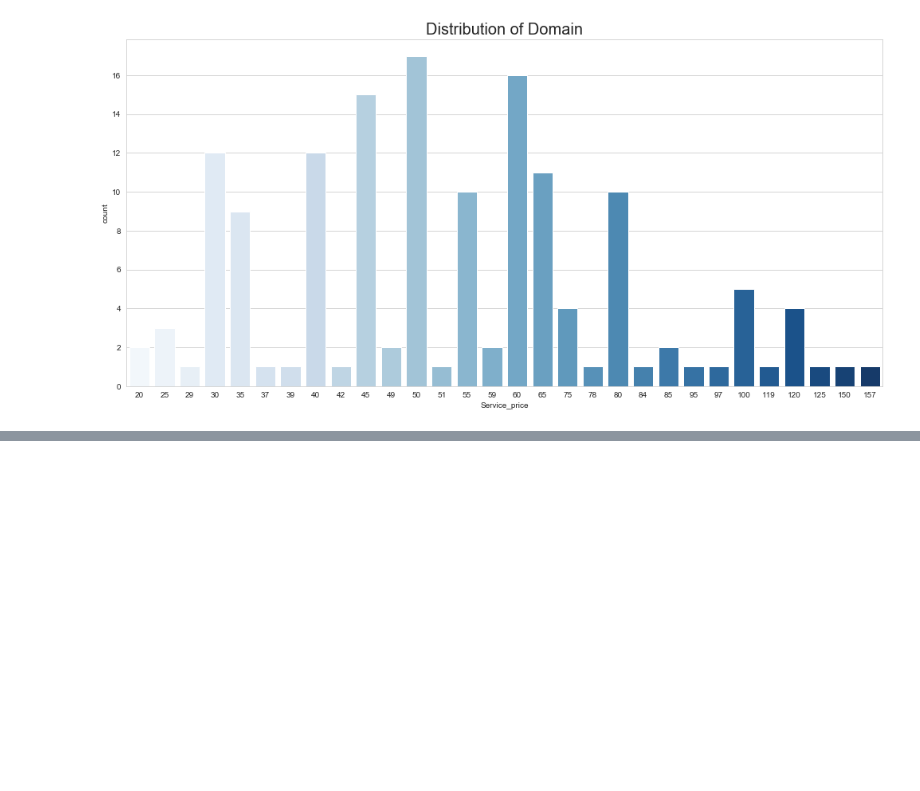
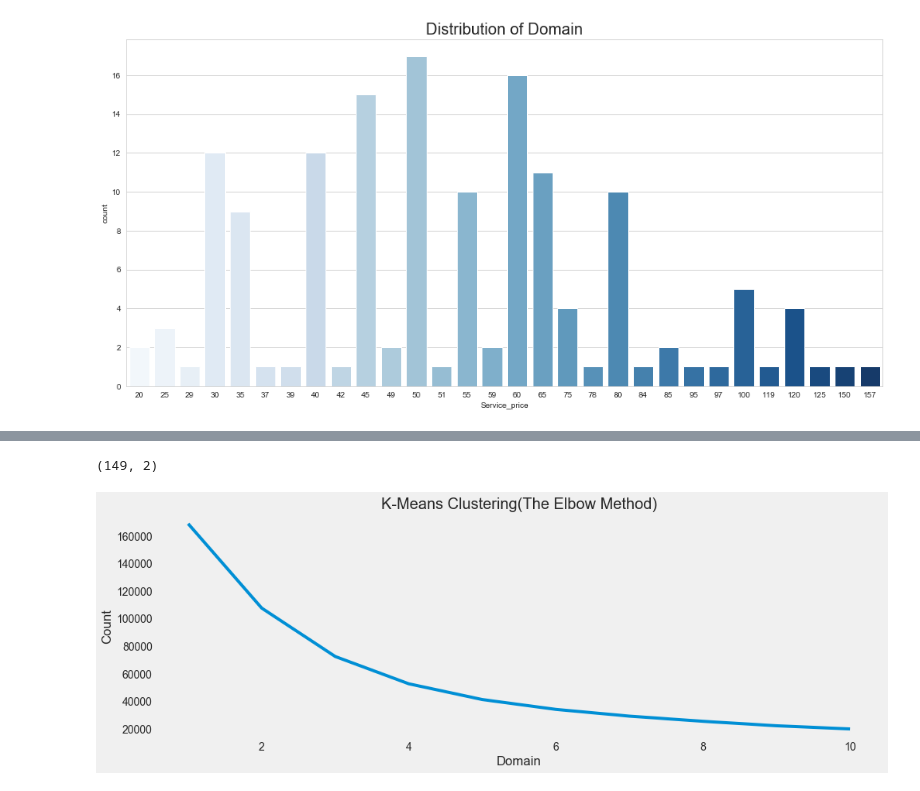
Before and after one commit to simofleanta/Data_coding_preparations, a Jupyter notebook: crosstab.ipynb, the cells around one changed output, grey strips where cells are left out. Cells and saved outputs as stored; diff of their text form; code cells hidden in the pictures; blank space fills up the shorter version.

```diff
--- a/crosstab.ipynb
+++ b/crosstab.ipynb
@@ -245,0 +248,5 @@ plt.show()
+# %%
+
+c='cluster.csv'
+cluster=pd.read_csv(c, encoding=('ISO-8859-1'), low_memory=False)
+print(cluster)
@@ -245,0 +271,24 @@ plt.show()
+# %%
+x = cluster.iloc[:, [2, 4]].values
+# %%
+# let's check the shape of x
+print(x.shape)
+# %% [output]
+(149, 2)
+# %%
+
+wcss = []
+for i in range(1, 11):
+    kmeans = KMeans(n_clusters = i, init = 'k-means++', max_iter = 300, n_init = 10, random_state = 0)
+    kmeans.fit(x)
+    wcss.append(kmeans.inertia_)
+
+plt.rcParams['figure.figsize'] = (15, 5)
+plt.plot(range(1, 11), wcss)
+plt.title('K-Means Clustering(The Elbow Method)', fontsize = 20)
+plt.xlabel('Domain')
+plt.ylabel('Count')
+plt.grid()
+plt.show()
+# %% [output]
+[figure, added]
```
Also changed, not shown: parts of 3 cells of this notebook.
